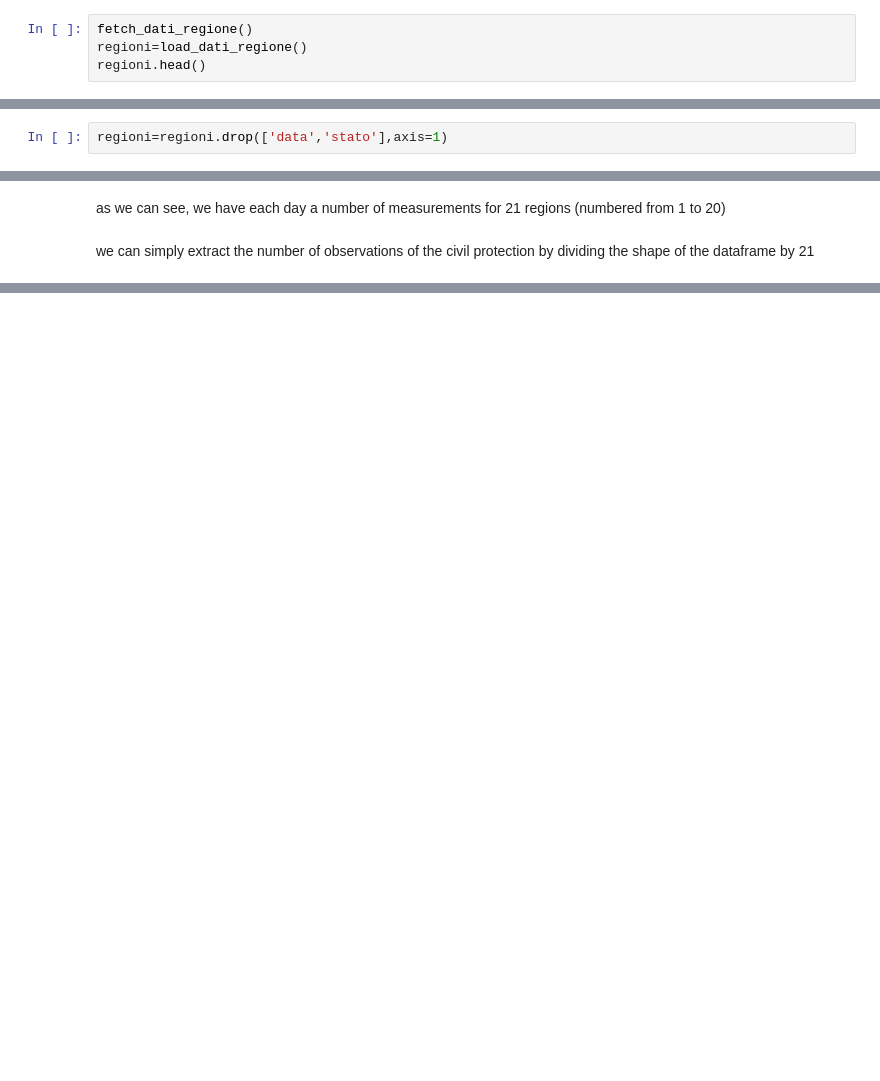
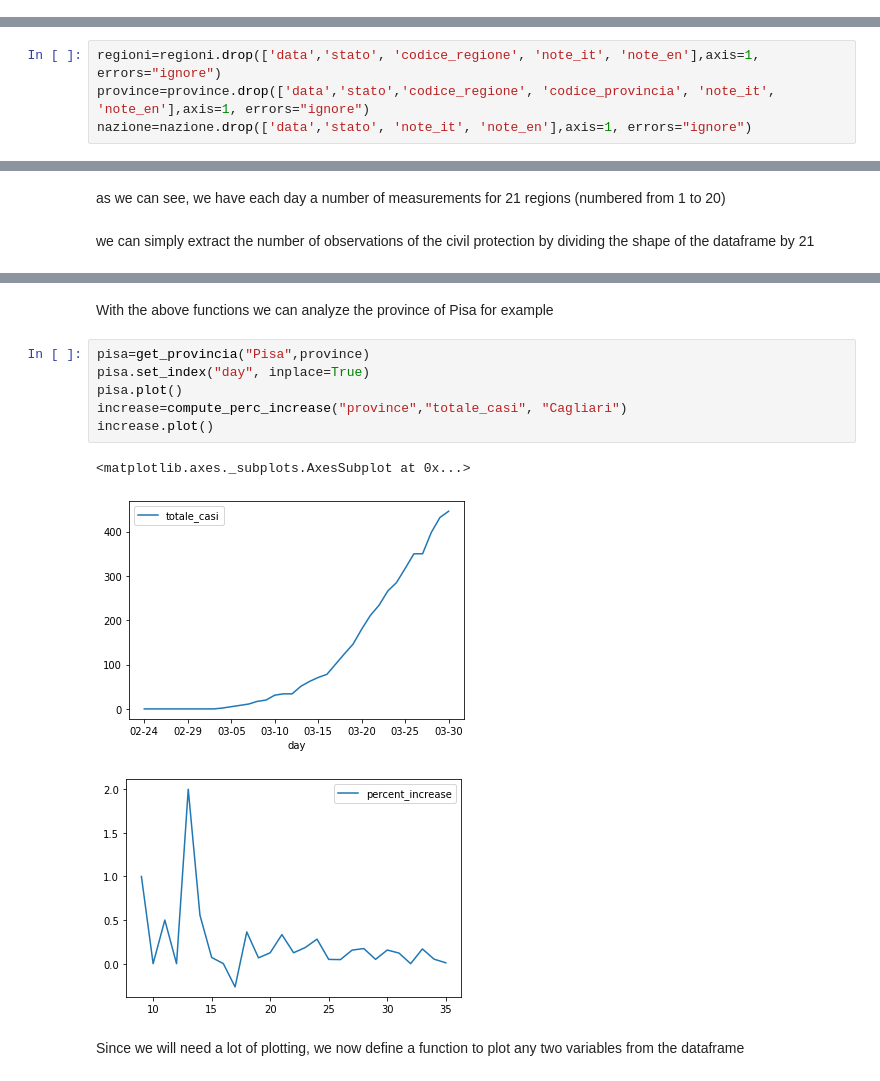
Before and after one commit to simonegiancola09/covid-19-Analysis, a Jupyter notebook: Covid.ipynb, the cells around one changed output, grey strips where cells are left out. Cells and saved outputs as stored; diff of their text form; blank space fills up the shorter version.

```diff
--- a/Covid.ipynb
+++ b/Covid.ipynb
@@ -22,4 +35,0 @@ def load_dati_regione(regioni_path=COVID_PATH):
-# %%
-fetch_dati_regione()
-regioni=load_dati_regione()
-regioni.head()
@@ -61,4 +76,2 @@ regioni.insert(0,column='day', value=day)
 # %% [markdown]
 then we drop the 'data' & 'stato' column which are now useless
-# %%
-regioni=regioni.drop(['data','stato'],axis=1)
@@ -80,3 +102,7 @@ d_num_as_key,d_reg_as_key=combine_to_dict(regioni,20,f1='codice_regione',f2='den
+# %%
+regioni=regioni.drop(['data','stato', 'codice_regione', 'note_it', 'note_en'],axis=1, errors="ignore")
+province=province.drop(['data','stato','codice_regione', 'codice_provincia', 'note_it', 'note_en'],axis=1, errors="ignore")
+nazione=nazione.drop(['data','stato', 'note_it', 'note_en'],axis=1, errors="ignore")
 # %% [markdown]
 now we will shorten the dataframe so that we store in another dataframe the longitude and latitude coordinates which do not change at all
 # %%
@@ -126,0 +405,14 @@ Ven=get_regione(regioni,'Veneto',21)
+# %% [markdown]
+With the above functions we can analyze the province of Pisa for example
+# %%
+pisa=get_provincia("Pisa",province)
+pisa.set_index("day", inplace=True)
+pisa.plot()
+increase=compute_perc_increase("province","totale_casi", "Cagliari")
+increase.plot()
+# %% [output]
+<matplotlib.axes._subplots.AxesSubplot at 0x...>
+[figure, added]
+[figure, added]
+# %% [markdown]
+Since we will need a lot of plotting, we now define a function to plot any two variables from the dataframe
```
Also changed, not shown: parts of 58 cells of this notebook.
